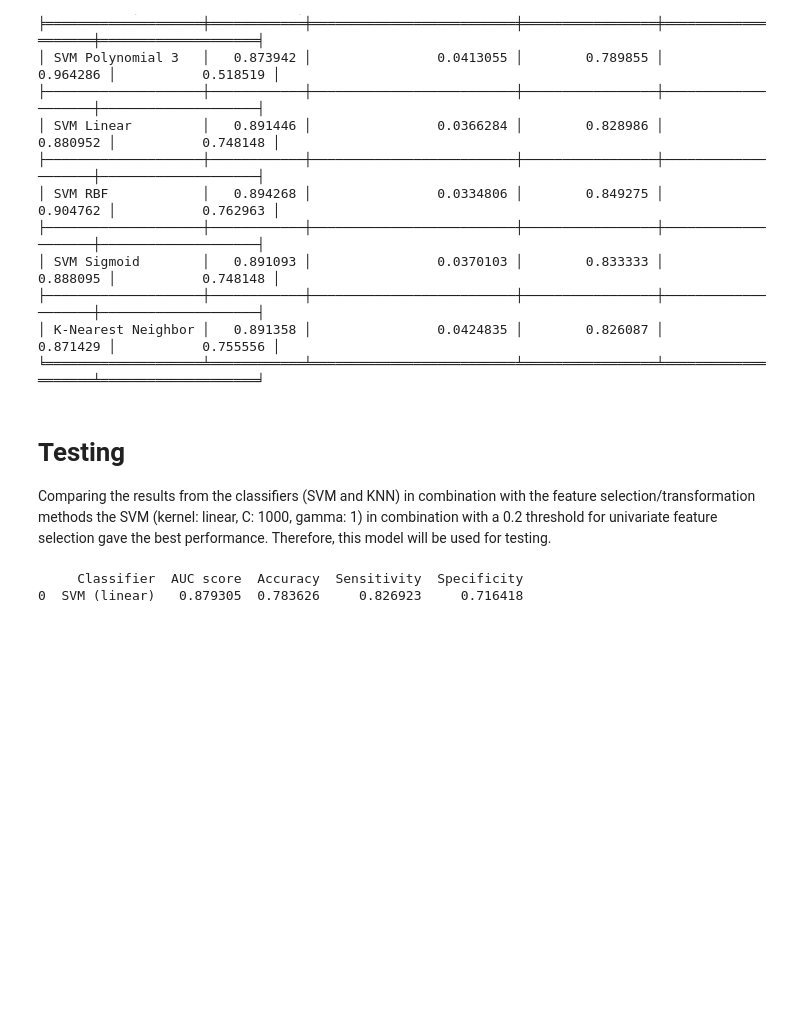
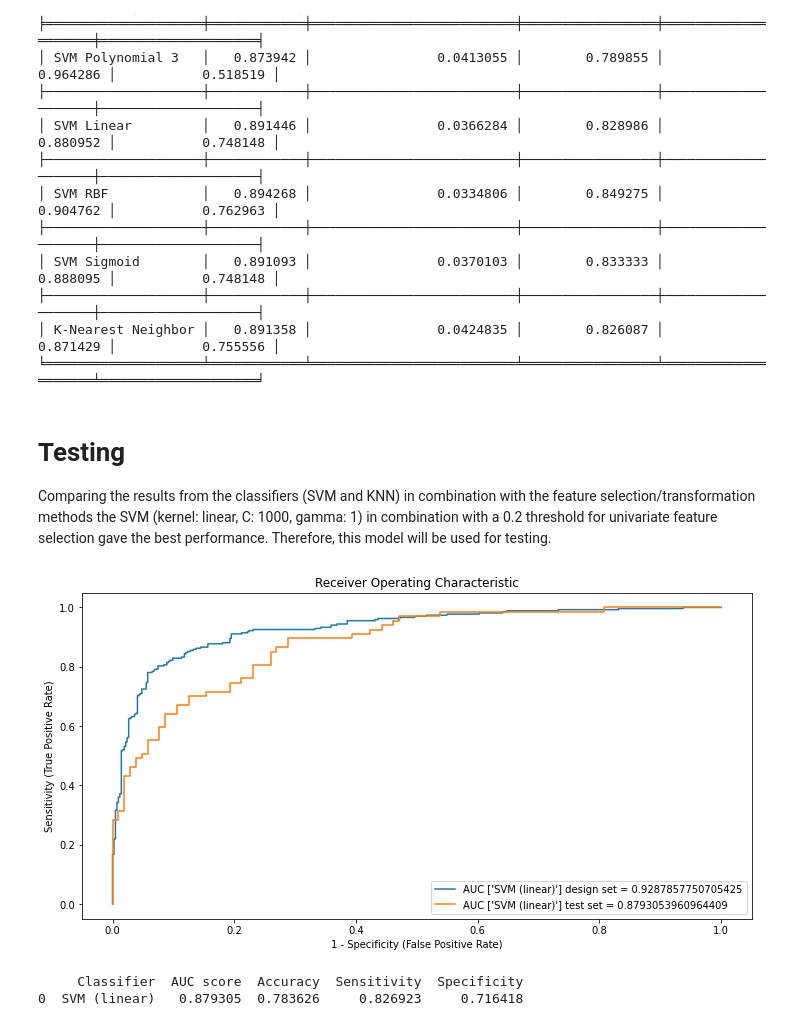
Before and after one commit to MarshaKamsteeg/TM10007_Machine_Learning_Group_Assignment, a Jupyter notebook: tm10007_group_9_code_clean.ipynb, the cells around one changed output. Saved outputs shown, nothing was run; the diff lists cells and outputs as text; code cells hidden in the pictures; blank space fills up the shorter version.

```diff
--- a/tm10007_group_9_code_clean.ipynb
+++ b/tm10007_group_9_code_clean.ipynb
@@ -1894,86 +1895,47 @@ print(tabulate(auc_table, headers='keys', tablefmt='fancy_grid'))
 # Testing
 Comparing the results from the classifiers (SVM and KNN) in combination with the feature selection/transformation methods the SVM (kernel: linear, C: 1000, gamma: 1) in combination with a 0.2 threshold for univariate feature selection gave the best performance. Therefore, this model will be used for testing.
 # %%
-tprs_t = []
-aucs_t = []
-mean_fpr_t = np.linspace(0, 1, 100)
-
 names_clfs = ['SVM (linear)']
-
 # Univariate feature selection
 threshold = 2
 selected_data_univ_designset_norm = data_designset_norm[most_counted_selected_features[threshold]]
 selected_data_univ_testset_norm = data_testset_norm[most_counted_selected_features[threshold]]
 # Train classifier
 svm = SVC(kernel='linear', C=1000, gamma=1, probability=True, random_state=0)
 svm.fit(selected_data_univ_designset_norm, label_designset)
-
-  # # TEST
-  # viz_t = RocCurveDisplay.from_estimator(
-  #     selected_classifier,
-  #     selected_data_univ_designset_norm,
-  #     label_testset,
-  #     name="ROC fold {}".format(j+1),
-  #     alpha=0.3,
-  #     lw=1,
-  #     ax=ax,
-  # )
-  # interp_tpr_t = np.interp(mean_fpr_t, viz_t.fpr, viz_t.tpr)
-  # interp_tpr_t[0] = 0.0
-  # tprs_t.append(interp_tpr_t)
-  # aucs_t.append(viz_t.roc_auc)
-
+# Apply classifier on design set
+y_pred_d = svm.predict(selected_data_univ_designset_norm)
+y_pred_d_score = svm.predict_proba(selected_data_univ_designset_norm)[:,1]
+score_d = metrics.roc_auc_score(label_designset, y_pred_d_score)
+# Calculate performance on design set
+classification_report_d = classification_report(label_designset,y_pred_d, output_dict=True)
+accuracy_d = classification_report_d['accuracy']
+sensitivity_d = classification_report_d['AD']['recall'] # In binary classification, recall of the positive class is also known as 'sensitivity'
+specificity_d = classification_report_d['CN']['recall'] # In binary classification, recall of the negative class is also known as 'specificity'
+fpr_d, tpr_d, _ = metrics.roc_curve(label_designset,  y_pred_d_score, pos_label='CN')
 # Apply classifier on testset (Make prediction, label with class)
 y_pred_test = svm.predict(selected_data_univ_testset_norm)
 # Apply classifier on testset (Make prediction, prediction for CN)
 y_pred_test_score = svm.predict_proba(selected_data_univ_testset_norm)[:,1]
 score_test = metrics.roc_auc_score(label_testset, y_pred_test_score)
-# Show performance
+# Calculate performance on test set
 classification_report_test = classification_report(label_testset,y_pred_test, output_dict=True)
 accuracy_t = classification_report_test['accuracy']
 sensitivity_t = classification_report_test['AD']['recall'] # In binary classification, recall of the positive class is also known as 'sensitivity'
 specificity_t = classification_report_test['CN']['recall'] # In binary classification, recall of the negative class is also known as 'specificity'
-
-# # PLOT
-# ax.plot([0, 1], [0, 1], linestyle="--", lw=2, color="r", label="Chance", alpha=0.8)
-
-# mean_tpr_t = np.mean(tprs_t, axis=0)
-# mean_tpr_t[-1] = 1.0
-# mean_auc_t = metrics.auc(mean_fpr_t, mean_tpr_t)
-# std_auc_t = np.std(aucs_t)
-# ax.plot(
-#     mean_fpr_t,
-#     mean_tpr_t,
-#     color="b",
-#     label=r"Mean ROC (AUC = %0.2f $\pm$ %0.2f)" % (mean_auc_t, std_auc_t),
-#     lw=2,
-#     alpha=0.8,
-# )
-
-# std_tpr_t = np.std(tprs_t, axis=0)
-# tprs_upper_t = np.minimum(mean_tpr_t + std_tpr_t, 1)
-# tprs_lower_t = np.maximum(mean_tpr_t - std_tpr_t, 0)
-# ax.fill_between(
-#     mean_fpr_t,
-#     tprs_lower_t,
-#     tprs_upper_t,
-#     color="grey",
-#     alpha=0.2,
-#     label=r"$\pm$ 1 std. dev.",
-# )
-
-# ax.set(
-#     xlim=[-0.05, 1.05],
-#     ylim=[-0.05, 1.05],
-#     title="Receiver operating characteristic test %s" % (clasf),
-# )
-# ax.legend(loc="lower right")
-# plt.show()
-
+fpr_t, tpr_t, _ = metrics.roc_curve(label_testset,  y_pred_test_score, pos_label='CN')
+# Create ROC curves for design and test set
+plt.plot(fpr_d,tpr_d,label="AUC "+str(names_clfs)+" design set = "+str(score_d))
+plt.plot(fpr_t,tpr_t,label="AUC "+str(names_clfs)+" test set = "+str(score_test))
+plt.ylabel('Sensitivity (True Positive Rate)')
+plt.xlabel('1 - Specificity (False Positive Rate)')
+plt.title('Receiver Operating Characteristic')
+plt.legend(loc=4)
+plt.show()
+# Display results in table
 auc_table_t = {'Classifier': names_clfs, 'AUC score': score_test, 'Accuracy': accuracy_t, 'Sensitivity': sensitivity_t, 'Specificity': specificity_t}
-
-# print(tabulate(auc_table_t, headers='keys', tablefmt='fancy_grid'))
 print(pd.DataFrame(auc_table_t))
 # %% [output]
+[figure, added]
      Classifier  AUC score  Accuracy  Sensitivity  Specificity
 0  SVM (linear)   0.879305  0.783626     0.826923     0.716418
```
Also changed, not shown: parts of 2 cells of this notebook.
